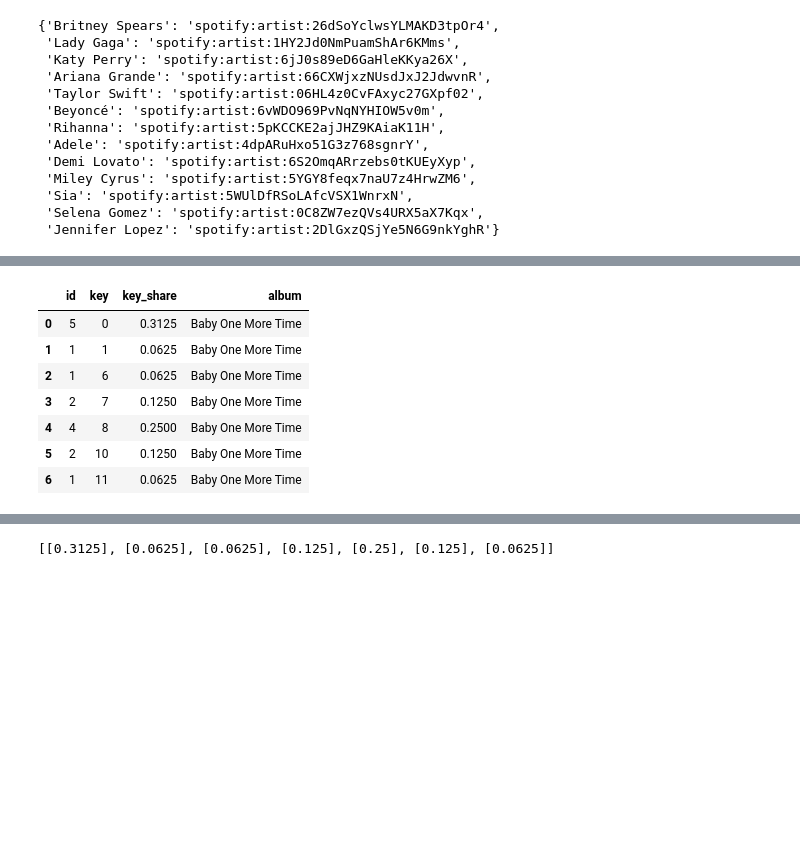
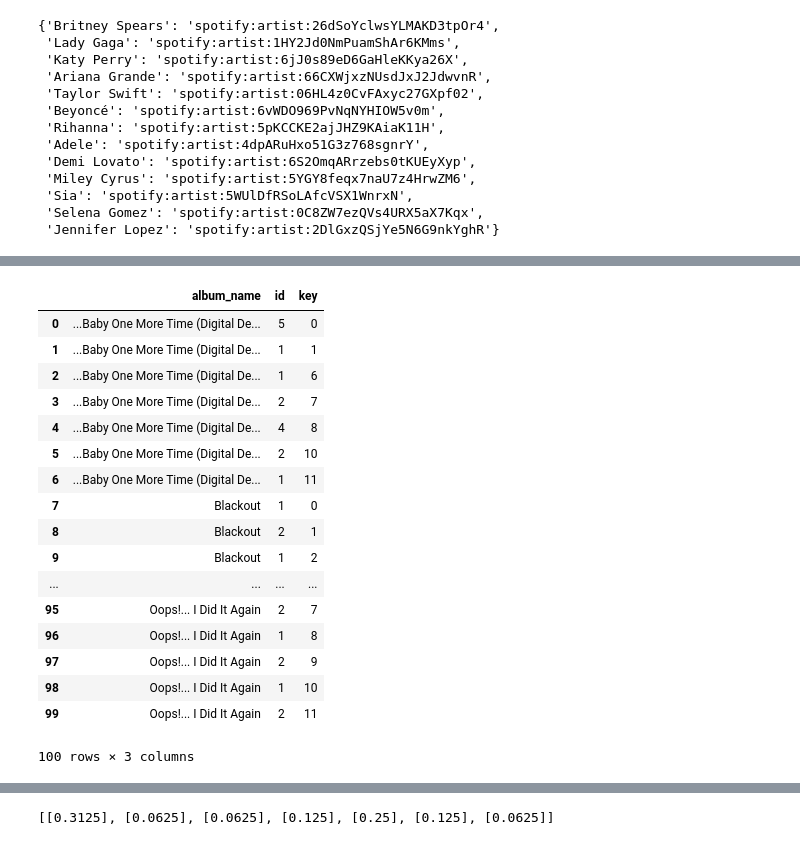
Before and after one commit to monicamow/spotify_playlists, a Jupyter notebook: its_britney_bish.ipynb, the cells around one changed output, grey strips where cells are left out. Cells and saved outputs as stored; diff of their text form; code cells hidden in the pictures; blank space fills up the shorter version.

Commit message:
britney albums by pitch class

```diff
--- a/its_britney_bish.ipynb
+++ b/its_britney_bish.ipynb
@@ -43,2 +9,0 @@ tids
-# %%
-results = spotify.search(q='Britney Spears',limit = 50)
@@ -165,0 +71,3 @@ features
+# %%
+album_dict = dict(zip(album_names, album_ids))
+album_dict
@@ -166,9 +86,36 @@ features
+# %%
+album_names = []
+all_features = []
+
+for k, v in album_dict.items():
+    album_names.append(k)
+    results = spotify.album_tracks(v, limit=50, offset=0)
+    tracks = results['items']
+
+    track_ids = []
+    track_names = []
+    for track in tracks:
+        track_ids.append(track['id'])
+        track_names.append(track['name'])
+
+    features = spotify.audio_features(tracks=track_ids)
+    all_features.append(features)
+#     album_tracks = dict(zip(track_names, track_ids))
+#     album_name_id = {k: v}
+#     album = [album_name_id, album_tracks]
+#     all_albums.append(album)
 # %%
 import pandas as pd
 
-columns = list(features[0].keys())
+columns = list(all_features[0][0].keys())
 columns.sort()
+columns.append('album_name')
+
+df_features = pd.DataFrame(columns = columns)
 
 # convert to df
 # instantiate empty dataframe
-df_features = pd.DataFrame(features, columns = columns, index = )
+for album in range(0, len(all_features)):
+    df_temp = pd.DataFrame(all_features[album], columns = columns)
+    df_temp['album_name'] = album_names[album]
+    df_features = df_features.append(df_temp, ignore_index=True)
@@ -195,15 +198,25 @@ df_features
 # %%
-df_keys = df_features.groupby('key', as_index=False).count()[['id', 'key']]
+df_keys = df_features.groupby(['album_name','key'], as_index=False).count()[['album_name','id', 'key']]
 num_ids = df_features['id'].count()
-df_keys['key_share'] = df_keys['id'] / num_ids
-df_keys['album'] = 'Baby One More Time'
-df_keys
+# df_keys['album'] = 'Baby One More Time'
+df_sorted = df_keys.sort_values(['album_name','key'])
+df_sorted
 # %% [output]
-|  | id | key | key_share | album |
-| 0 | 5 | 0 | 0.3125 | Baby One More Time |
-| 1 | 1 | 1 | 0.0625 | Baby One More Time |
-| 2 | 1 | 6 | 0.0625 | Baby One More Time |
-| 3 | 2 | 7 | 0.1250 | Baby One More Time |
-| 4 | 4 | 8 | 0.2500 | Baby One More Time |
-| 5 | 2 | 10 | 0.1250 | Baby One More Time |
-| 6 | 1 | 11 | 0.0625 | Baby One More Time |
+|  | album_name | id | key |
+| 0 | ...Baby One More Time (Digital De... | 5 | 0 |
+| 1 | ...Baby One More Time (Digital De... | 1 | 1 |
+| 2 | ...Baby One More Time (Digital De... | 1 | 6 |
+| 3 | ...Baby One More Time (Digital De... | 2 | 7 |
+| 4 | ...Baby One More Time (Digital De... | 4 | 8 |
+| 5 | ...Baby One More Time (Digital De... | 2 | 10 |
+| 6 | ...Baby One More Time (Digital De... | 1 | 11 |
+| 7 | Blackout | 1 | 0 |
+| 8 | Blackout | 2 | 1 |
+| 9 | Blackout | 1 | 2 |
+| ... | ... | ... | ... |
+| 95 | Oops!... I Did It Again | 2 | 7 |
+| 96 | Oops!... I Did It Again | 1 | 8 |
+| 97 | Oops!... I Did It Again | 2 | 9 |
+| 98 | Oops!... I Did It Again | 1 | 10 |
+| 99 | Oops!... I Did It Again | 2 | 11 |
+100 rows × 3 columns
```
Also changed, not shown: parts of 16 cells of this notebook.
